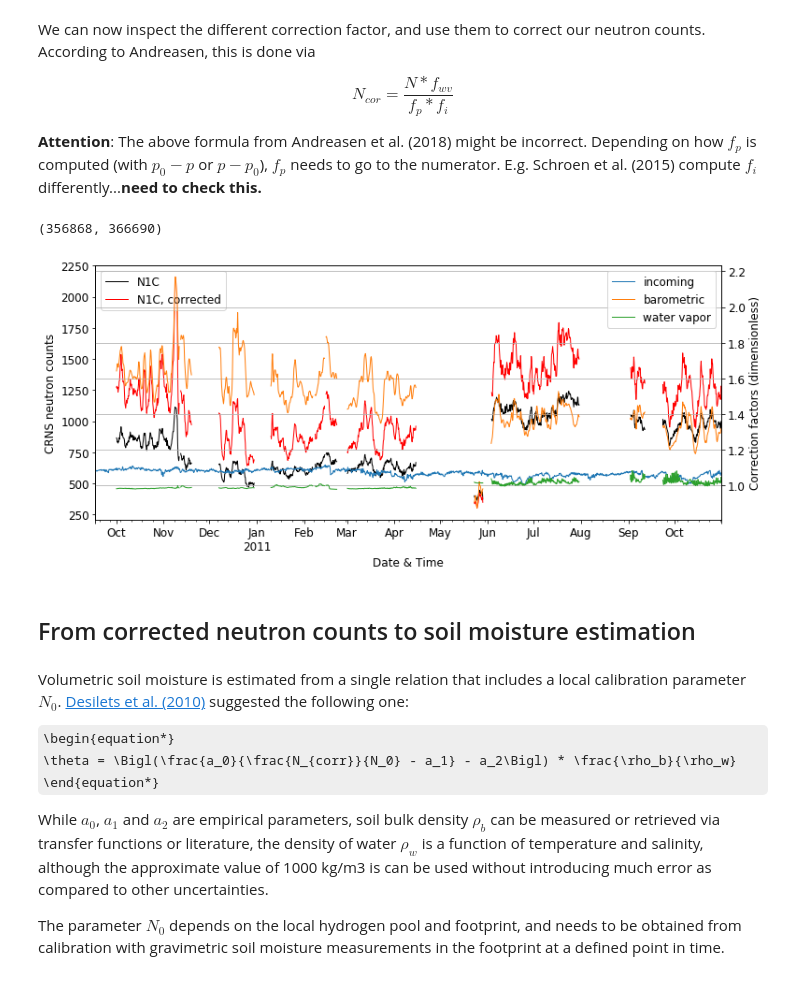
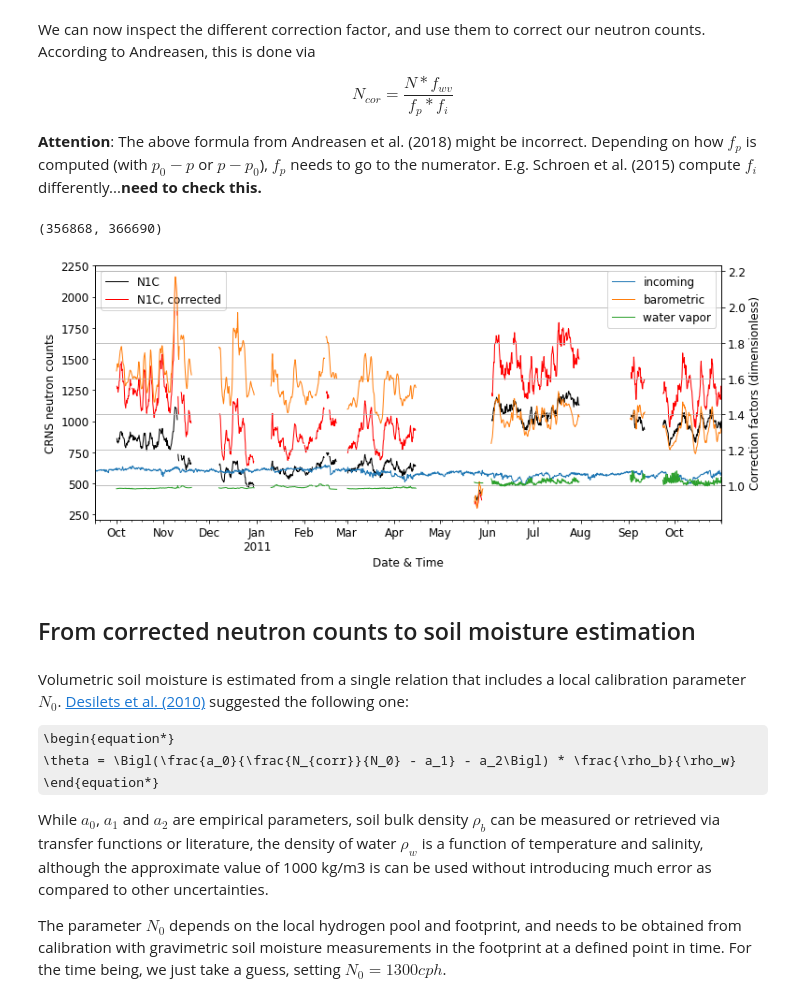
Before and after one commit to heistermann/cosmicsense, a Jupyter notebook: docs/source/notebooks/n_to_theta.ipynb, the cells around one changed output. Saved outputs shown, nothing was run; the diff lists cells and outputs as text; code cells hidden in the pictures; some formulas as TeX source.

```diff
--- a/docs/source/notebooks/n_to_theta.ipynb
+++ b/docs/source/notebooks/n_to_theta.ipynb
@@ -209,5 +206,7 @@ We use 150 cps as $f_{ref}$ for station `JUNG`.
 # %%
 nmdb["fi"] = nmdb.JUNG / 150.
-mergei = pd.merge(crns_6h, nmdb.fi, how='left', left_index=True, right_index=True)
-mergei.head()
+# The following is just to reduce the series of correction factors to the extent of the CRNS series,
+#   but in a new DataFrame object corrfacts
+crns_6h = pd.merge(crns_6h, nmdb.fi, how='left', left_index=True, right_index=True)
+crns_6h.head()
 # %% [output]
@@ -249,10 +248,10 @@ pa_per_mbar = 100 # Pa per mbar
 stand_press = 1013.25 # mbar
 L = 131.6 # g/cm2
 # %%
-# Compute correction factor from original resolution
+# Compute correction factor at original resolution
 crns["fp"] = np.exp( ( (stand_press - crns.press) * pa_per_mbar / pa_per_gsqcm ) / L )
 # Compute 6h average correction factor and merge
 fp = crns.fp.resample("6H").mean()
-mergeip = pd.merge(mergei, fp, how='left', left_index=True, right_index=True)
-mergeip.head()
+crns_6h = pd.merge(crns_6h, fp, how='left', left_index=True, right_index=True)
+crns_6h.head()
 # %% [output]
@@ -377,6 +376,6 @@ crns["fwv"] = get_f_wv(crns.temp, crns.relhum)
 # %%
 # Compute 6h average correction factor and merge
 fwv = crns.fwv.resample("6H").mean()
-mergeipwv = pd.merge(mergeip, fwv, how='left', left_index=True, right_index=True)
-mergeipwv.head()
+crns_6h = pd.merge(crns_6h, fwv, how='left', left_index=True, right_index=True)
+crns_6h.head()
 # %% [output]
@@ -398,31 +397,31 @@ N_{cor} = \frac{N*f_{wv}}{f_p*f_i}
 
 **Attention**: The above formula from Andreasen et al. (2018) might be incorrect. Depending on how $f_p$ is computed (with $p_0 - p$ or $p - p_0$), $f_p$ needs to go to the numerator. E.g. Schroen et al. (2015) compute $f_i$ differently...**need to check this.**
 # %%
-mergeipwv["n1cratecorr"] = mergeipwv.n1crate * mergeipwv.fwv * mergeipwv.fp / mergeipwv.fi
+crns_6h["n1cratecorr"] = crns_6h.n1crate * crns_6h.fwv * crns_6h.fp / crns_6h.fi
 # %%
 plt.rc('font', **{'size'   : 12})
 
 fig, ax = plt.subplots(figsize=(12,5))
 
-mergeipwv.n1crate.plot(ax=ax, label="N1C", color="black", lw=1)
-mergeipwv.n1cratecorr.plot(ax=ax, label="N1C, corrected", color="red", lw=1)
+crns_6h.n1crate.plot(ax=ax, label="N1C", color="black", lw=1)
+crns_6h.n1cratecorr.plot(ax=ax, label="N1C, corrected", color="red", lw=1)
 plt.xlabel("Date & Time")
 plt.ylabel("CRNS neutron counts")
 plt.legend(loc="upper left")
 
 ax2 = ax.twinx()
-mergeipwv.fi.plot(ax=ax2, label="incoming", lw=1)
-mergeipwv.fp.plot(ax=ax2, label="barometric", lw=1)
-mergeipwv.fwv.plot(ax=ax2, label="water vapor", lw=1)
+crns_6h.fi.plot(ax=ax2, label="incoming", lw=1)
+crns_6h.fp.plot(ax=ax2, label="barometric", lw=1)
+crns_6h.fwv.plot(ax=ax2, label="water vapor", lw=1)
 #plt.ylim(100,400)
 plt.legend()
 plt.ylabel("Correction factors (dimensionless)")
 plt.grid()
 
 plt.xlim(crns_6h.index[0], crns_6h.index[-1])
 # %% [output]
 (356868, 366690)
-[figure, old version]
+[figure, new version]
 # %% [markdown]
 ## From corrected neutron counts to soil moisture estimation
 # %% [markdown]
@@ -434,5 +433,5 @@ Volumetric soil moisture is estimated from a single relation that includes a loc
 
 While $a_0$, $a_1$ and $a_2$ are empirical parameters, soil bulk density $\rho_b$ can be measured or retrieved via transfer functions or literature, the density of water $\rho_w$ is a function of temperature and salinity, although the approximate value of 1000 kg/m3 is can be used without introducing much error as compared to other uncertainties.
 
-The parameter $N_0$ depends on the local hydrogen pool and footprint, and needs to be obtained from calibration with gravimetric soil moisture measurements in the footprint at a defined point in time.
+The parameter $N_0$ depends on the local hydrogen pool and footprint, and needs to be obtained from calibration with gravimetric soil moisture measurements in the footprint at a defined point in time. For the time being, we just take a guess, setting $N_0 = 1300 cph$.
 # %%
```
Also changed, not shown: parts of 15 cells of this notebook.
